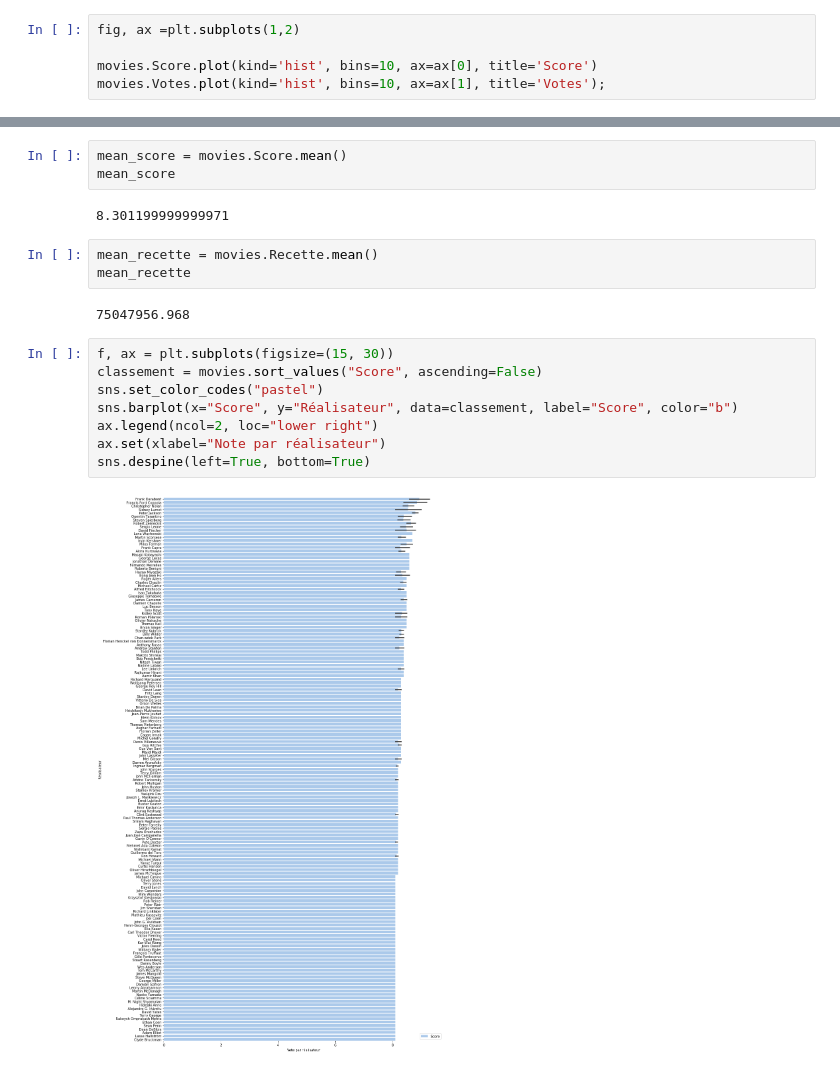
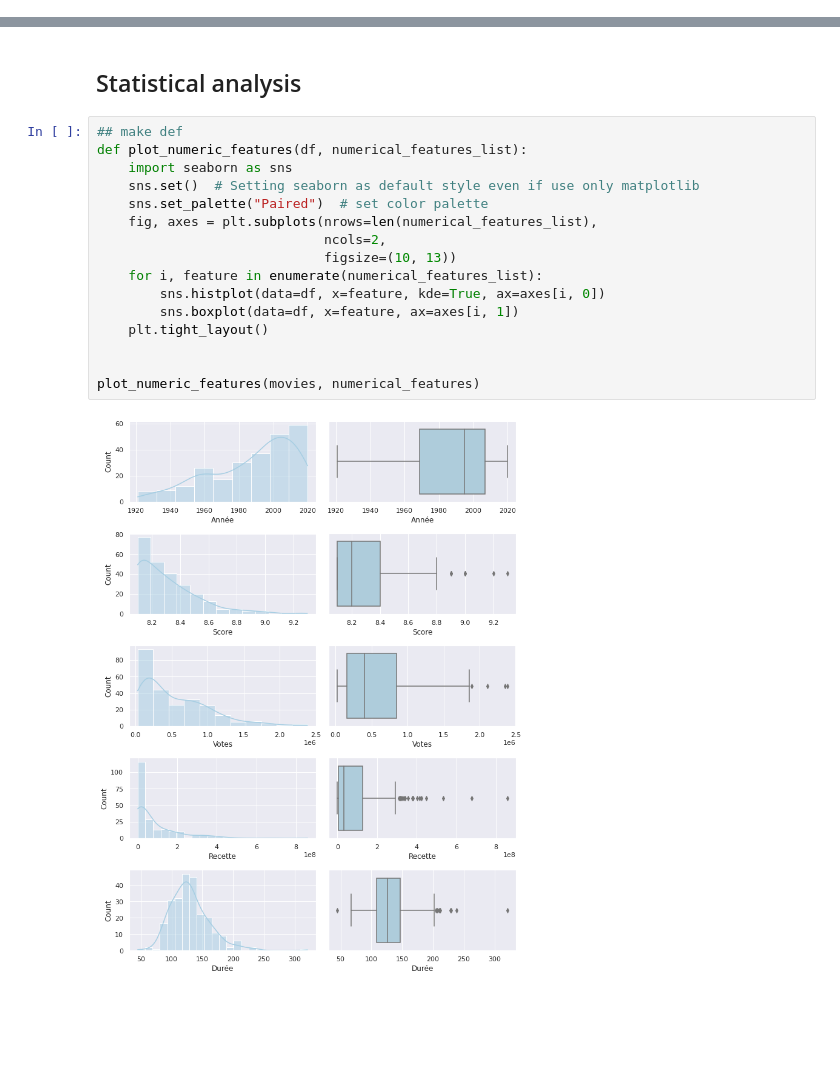
Before and after one commit to clement-camara/imdb-scrapping, a Jupyter notebook: IMBdTop250-viz.ipynb, the cells around one changed output, grey strips where cells are left out. Cells and saved outputs as stored; diff of their text form; blank space fills up the shorter version.

```diff
--- a/IMBdTop250-viz.ipynb
+++ b/IMBdTop250-viz.ipynb
@@ -67,5 +91,0 @@ df_sort_by_recette
-# %%
-fig, ax =plt.subplots(1,2)
-
-movies.Score.plot(kind='hist', bins=10, ax=ax[0], title='Score')
-movies.Votes.plot(kind='hist', bins=10, ax=ax[1], title='Votes');
@@ -74,20 +92,20 @@ movies.Votes.plot(kind='hist', bins=10, ax=ax[1], title='Votes');
-# %%
-mean_score = movies.Score.mean()
-mean_score
-# %% [output]
-8.301199999999971
-# %%
-mean_recette = movies.Recette.mean()
-mean_recette
-# %% [output]
-75047956.968
-# %%
-f, ax = plt.subplots(figsize=(15, 30))
-classement = movies.sort_values("Score", ascending=False)
-sns.set_color_codes("pastel")
-sns.barplot(x="Score", y="Réalisateur", data=classement, label="Score", color="b")
-ax.legend(ncol=2, loc="lower right")
-ax.set(xlabel="Note par réalisateur")
-sns.despine(left=True, bottom=True)
-# %% [output]
-[figure, removed]
+# %% [markdown]
+## Statistical analysis
+# %%
+## make def
+def plot_numeric_features(df, numerical_features_list):
+    import seaborn as sns
+    sns.set()  # Setting seaborn as default style even if use only matplotlib
+    sns.set_palette("Paired")  # set color palette
+    fig, axes = plt.subplots(nrows=len(numerical_features_list),
+                             ncols=2,
+                             figsize=(10, 13))
+    for i, feature in enumerate(numerical_features_list):
+        sns.histplot(data=df, x=feature, kde=True, ax=axes[i, 0])
+        sns.boxplot(data=df, x=feature, ax=axes[i, 1])
+    plt.tight_layout()
+
+
+plot_numeric_features(movies, numerical_features)
+# %% [output]
+[figure, added]
```
Also changed, not shown: parts of 46 cells of this notebook.
